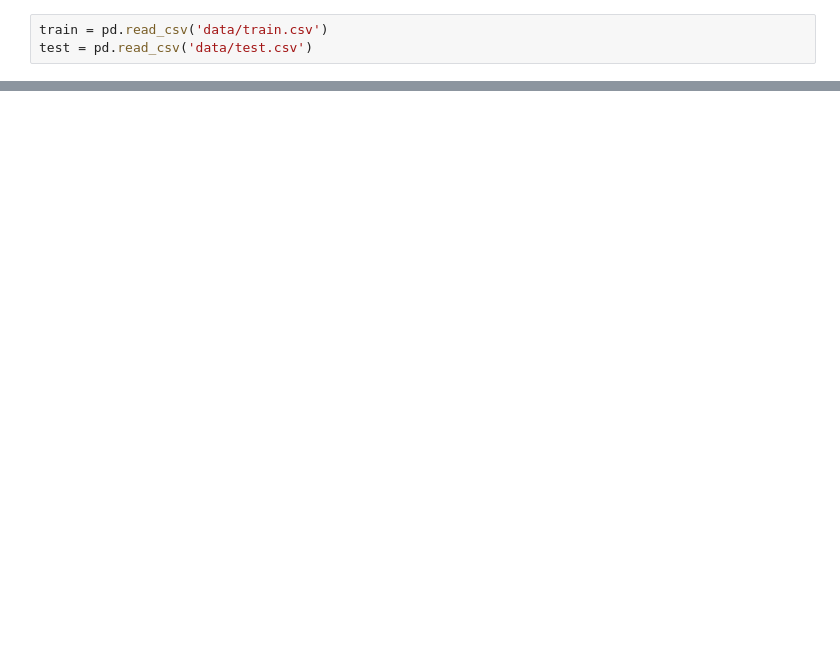
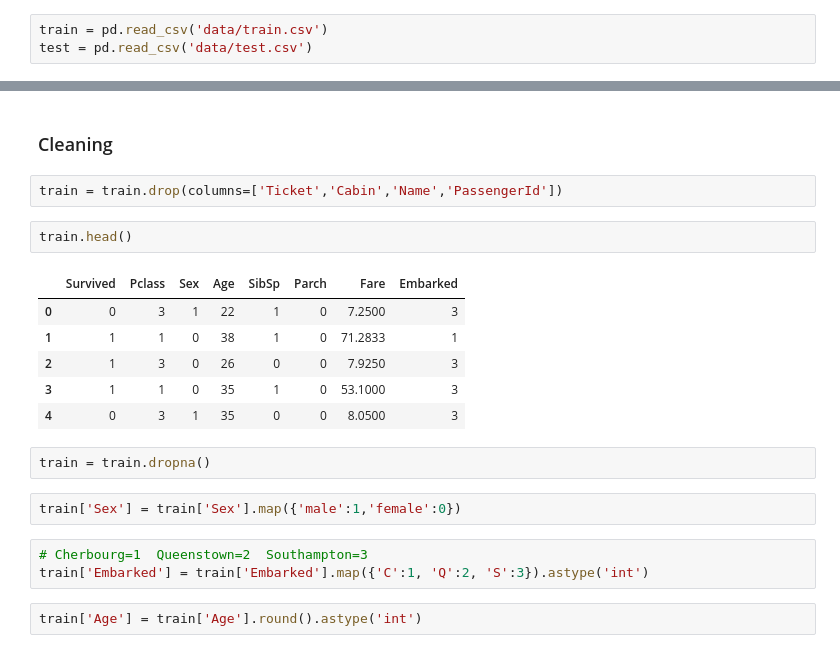
Before and after one commit to shahawy7/Titanic, a Jupyter notebook: LogisticReg.ipynb, the cells around one changed output, grey strips where cells are left out. Saved outputs shown, nothing was run; the diff lists cells and outputs as text; blank space fills up the shorter version.

```diff
--- a/LogisticReg.ipynb
+++ b/LogisticReg.ipynb
@@ -15,0 +61,22 @@ train.head()
+# %% [markdown]
+### Cleaning
+# %%
+train = train.drop(columns=['Ticket','Cabin','Name','PassengerId'])
+# %%
+train.head()
+# %% [output]
+|  | Survived | Pclass | Sex | Age | SibSp | Parch | Fare | Embarked |
+| 0 | 0 | 3 | 1 | 22 | 1 | 0 | 7.2500 | 3 |
+| 1 | 1 | 1 | 0 | 38 | 1 | 0 | 71.2833 | 1 |
+| 2 | 1 | 3 | 0 | 26 | 0 | 0 | 7.9250 | 3 |
+| 3 | 1 | 1 | 0 | 35 | 1 | 0 | 53.1000 | 3 |
+| 4 | 0 | 3 | 1 | 35 | 0 | 0 | 8.0500 | 3 |
+# %%
+train = train.dropna()
+# %%
+train['Sex'] = train['Sex'].map({'male':1,'female':0})
+# %%
+# Cherbourg=1  Queenstown=2  Southampton=3
+train['Embarked'] = train['Embarked'].map({'C':1, 'Q':2, 'S':3}).astype('int')
+# %%
+train['Age'] = train['Age'].round().astype('int')
```
Also changed, not shown: parts of 31 cells of this notebook, 1 other file.
